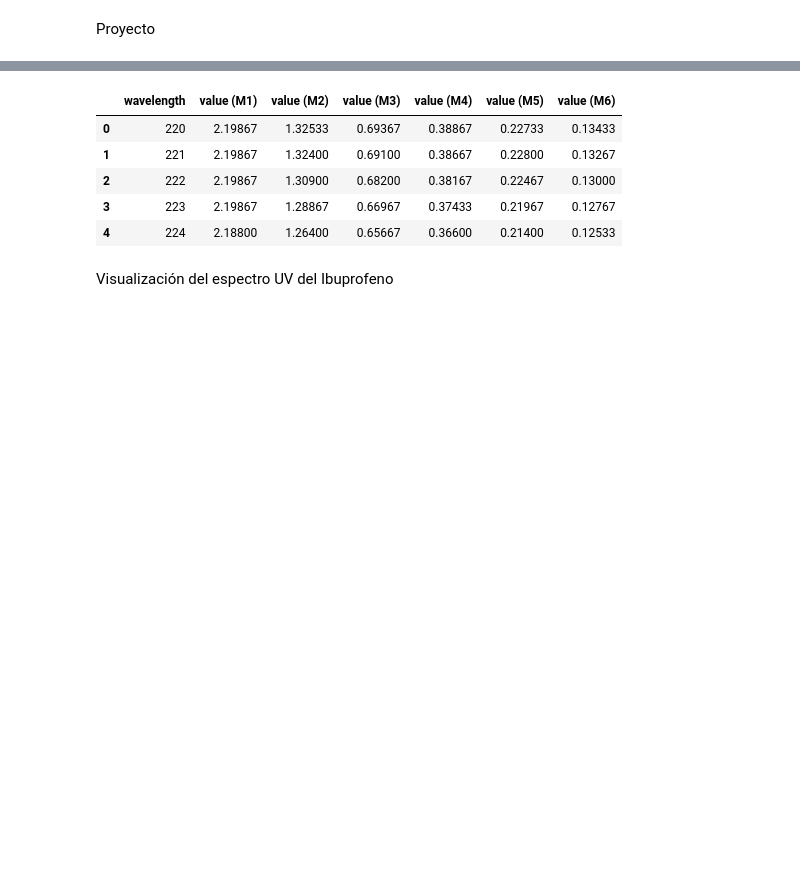
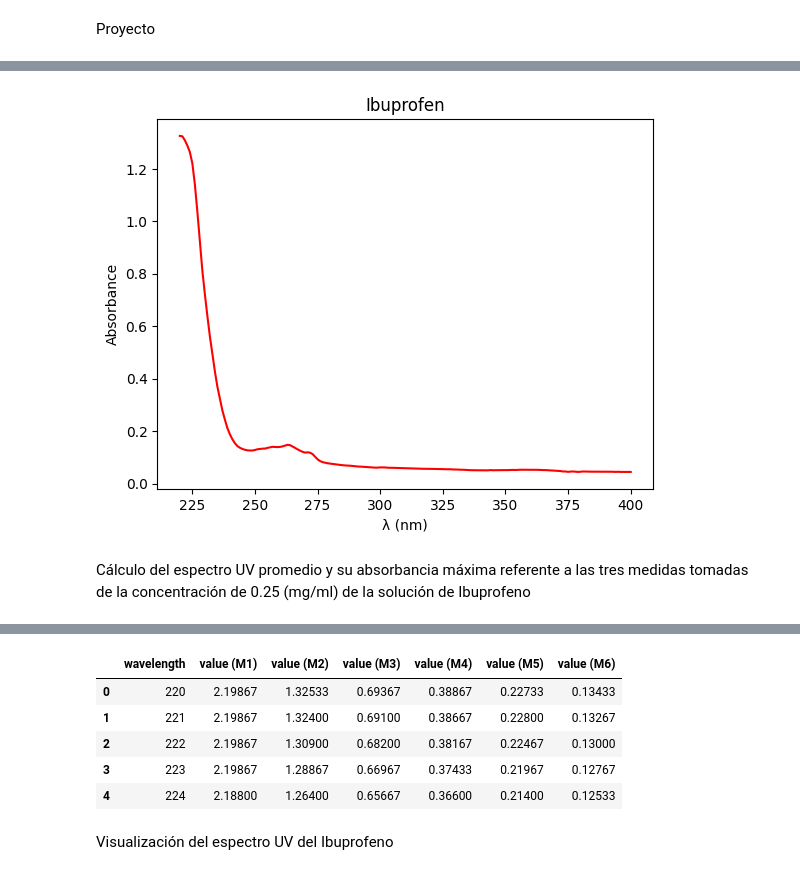
Before and after one commit to FelipeOcampo03/progamacioning, a Jupyter notebook: ProyectoProgramacionIng.ipynb, the cells around one changed output, grey strips where cells are left out. Drawn from its saved outputs; the diff is of its cells as text; code cells hidden in the pictures; blank space fills up the shorter version.

```diff
--- a/ProyectoProgramacionIng.ipynb
+++ b/ProyectoProgramacionIng.ipynb
@@ -7,0 +51,3 @@ import numpy as np
+# %%
+TablaC2= pd.read_excel('Medidas c2.xlsx')
+TablaC2
@@ -7,0 +68,23 @@ import numpy as np
+# %%
+#Seleccionamos los datos de forma individual
+C2M1 = TablaC2['value(m2_1)']
+C2M2 = TablaC2['value(m2_2)']
+C2M3 = TablaC2['value(m2_3)']
+wavelength = TablaC1['wavelength']
+# %%
+#Se calcula el espectro promedio referente a la toma de las medidas
+C2 = (C2M1+ C2M2 + C2M3) /3
+#Se encuentra el punto máximo de absorbancia en el espectro UV
+C2AbsMax= max(C2)
+# %%
+#Graficamos el Espectro UV del Ibuprofeno en una conentración de 0,7 mg/ml
+plt.figure()
+plt.plot(wavelength, C2, color='red', linestyle='solid')
+plt.title('Ibuprofen')
+plt.xlabel('λ (nm)')
+plt.ylabel('Absorbance')
+plt.show()
+# %% [output]
+[figure, added]
+# %% [markdown]
+Cálculo del espectro UV promedio y su absorbancia máxima referente a las tres medidas tomadas de la concentración de 0.25 (mg/ml) de la solución de Ibuprofeno
```
Also changed, not shown: parts of 26 cells of this notebook, 8 other files.
